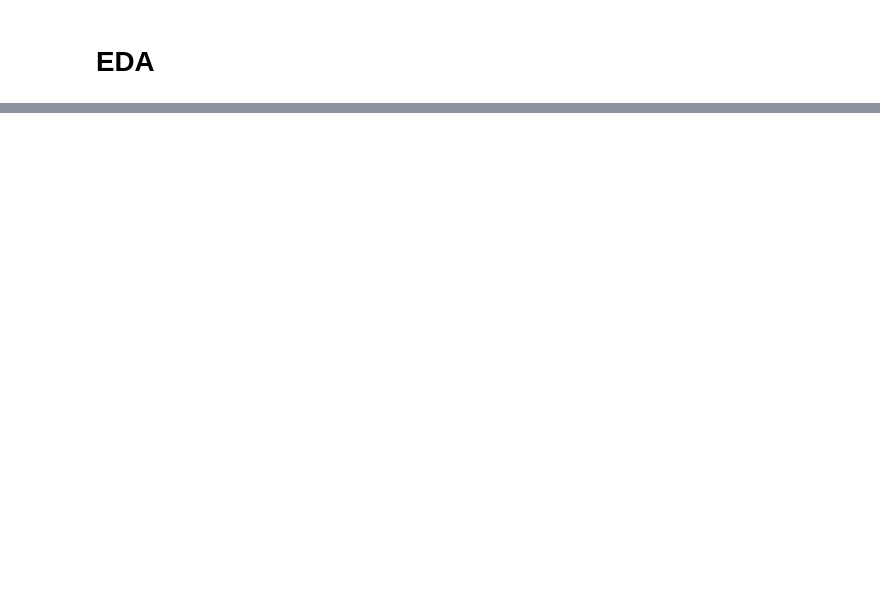
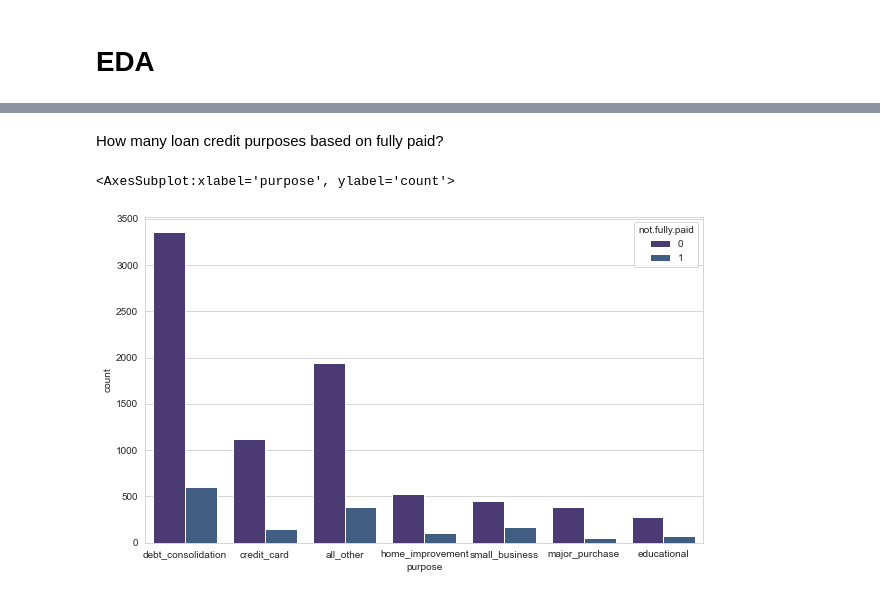
Before and after one commit to jafar-shodiq/mlearning-proj, a Jupyter notebook: project/will-the-borrower-pay-in-full-to-the-investor/lending-club.ipynb, the cells around one changed output, grey strips where cells are left out. Cells and saved outputs as stored; diff of their text form; code cells hidden in the pictures; blank space fills up the shorter version.

```diff
--- a/project/will-the-borrower-pay-in-full-to-the-investor/lending-club.ipynb
+++ b/project/will-the-borrower-pay-in-full-to-the-investor/lending-club.ipynb
@@ -30,0 +107,8 @@ Random forest classifier - accuracy
+# %% [markdown]
+How many loan credit purposes based on fully paid?
+# %%
+plt.figure(figsize=(10, 6))
+sns.countplot(x='purpose', data=df, hue='not.fully.paid')
+# %% [output]
+<AxesSubplot:xlabel='purpose', ylabel='count'>
+[figure, added]
```
Also changed, not shown: parts of 55 cells of this notebook, 1 other file.
